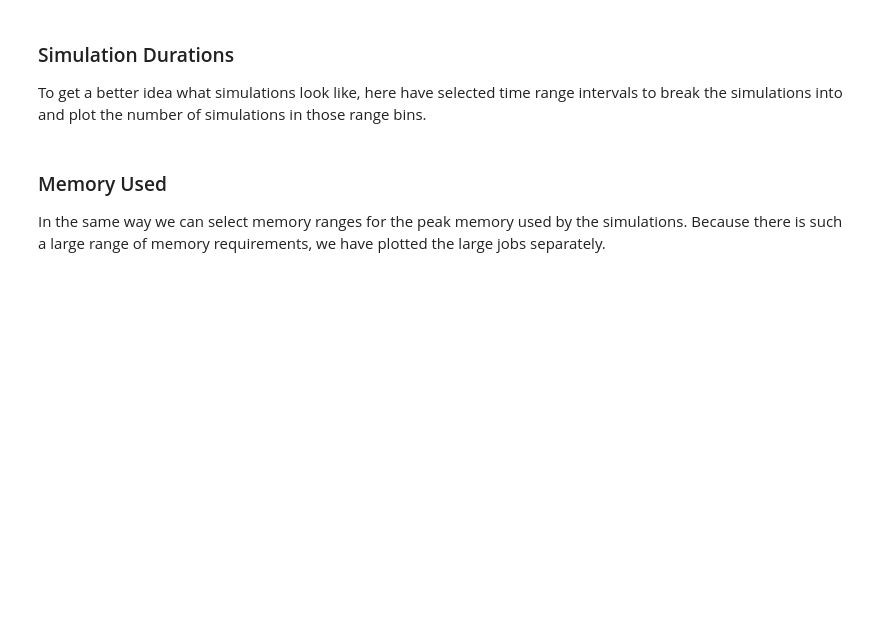
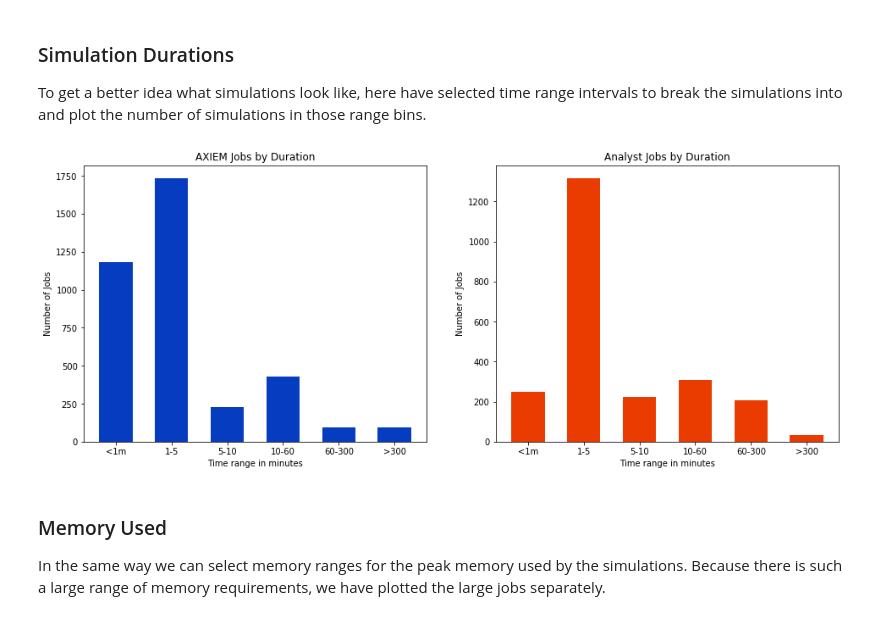
Before and after one commit to danecollins/awrjs, a Jupyter notebook: notebooks/Analyze_User_Log.ipynb, the cells around one changed output. Drawn from its saved outputs; the diff is of its cells as text; code cells hidden in the pictures; blank space fills up the shorter version.

```diff
--- a/notebooks/Analyze_User_Log.ipynb
+++ b/notebooks/Analyze_User_Log.ipynb
@@ -120,28 +149,30 @@ and plot the number of simulations in those range bins.
 # %%
 bins = [0, 1, 5, 10, 60, 300, 5000]
 comp = js_pd.successful_jobs(sim)
 axiem, bins = np.histogram(comp[comp.simulator=='AXIEM'].duration_m, bins=bins)
 analyst, bins = np.histogram(comp[comp.simulator=='Analyst'].duration_m, bins=bins)
 
 fig = plt.gcf()
 fig.set_size_inches(16,6)
 
 plt.subplot(121)
 plt.bar(np.arange(len(bins)-1), axiem, .6, color=c_xem)
 plt.gca().set_xticklabels(['<1m', '1-5', '5-10', '10-60', '60-300', '>300'])
-plt.gca().set_xticks(np.arange(len(bins)-1)+.3)
+plt.gca().set_xticks(np.arange(len(bins)-1))
 plt.xlabel('Time range in minutes')
 plt.ylabel('Number of Jobs')
 plt.title('AXIEM Jobs by Duration')
 
 plt.subplot(122)
 plt.bar(np.arange(len(bins)-1), analyst, .6, color=c_ana)
 plt.gca().set_xticklabels(['<1m', '1-5', '5-10', '10-60', '60-300', '>300'])
-plt.gca().set_xticks(np.arange(len(bins)-1)+.3)
+plt.gca().set_xticks(np.arange(len(bins)-1))
 plt.title('Analyst Jobs by Duration')
 plt.xlabel('Time range in minutes')
 plt.ylabel('Number of Jobs')
 plt.show()
+# %% [output]
+[figure, added]
 # %% [markdown]
 ### Memory Used
 
```
Also changed, not shown: parts of 22 cells of this notebook.
